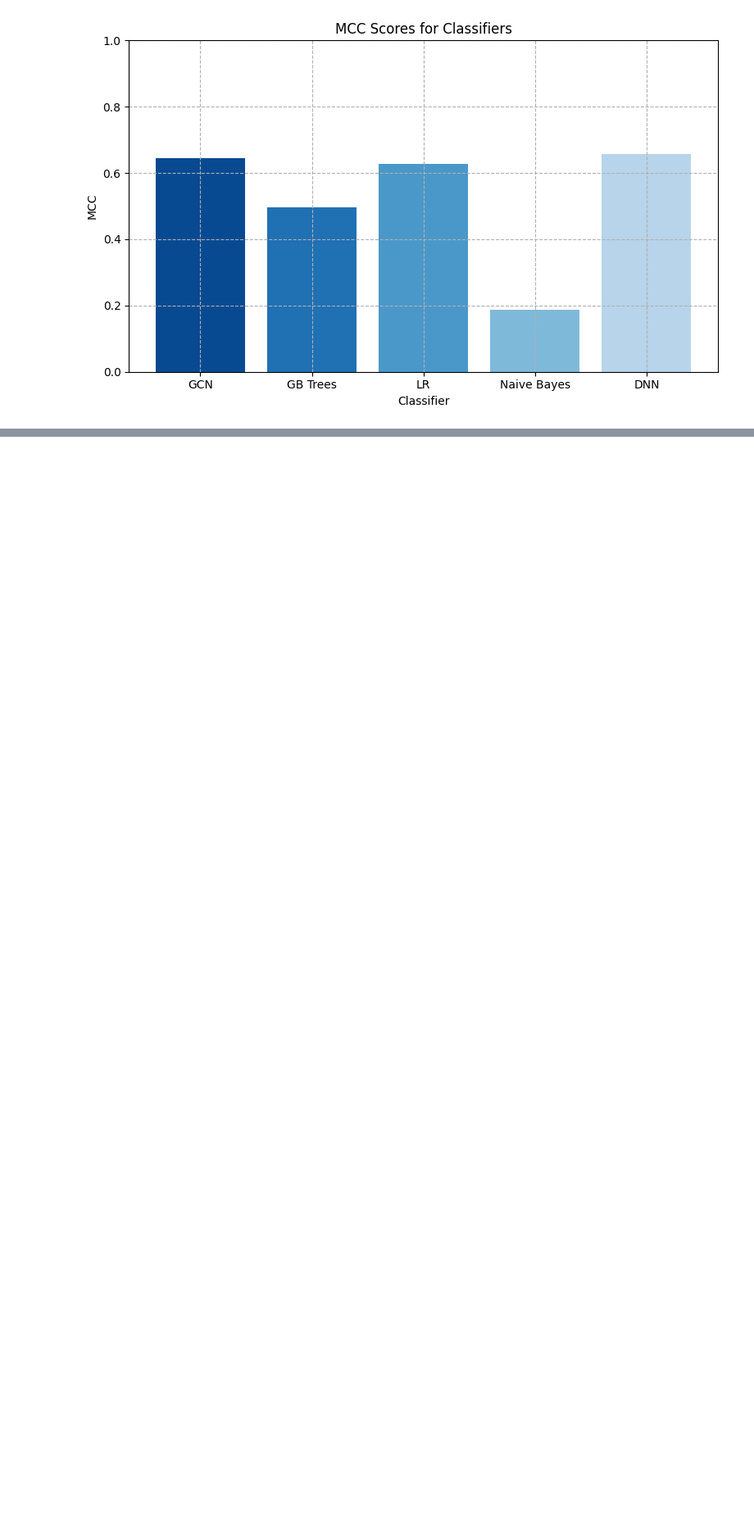
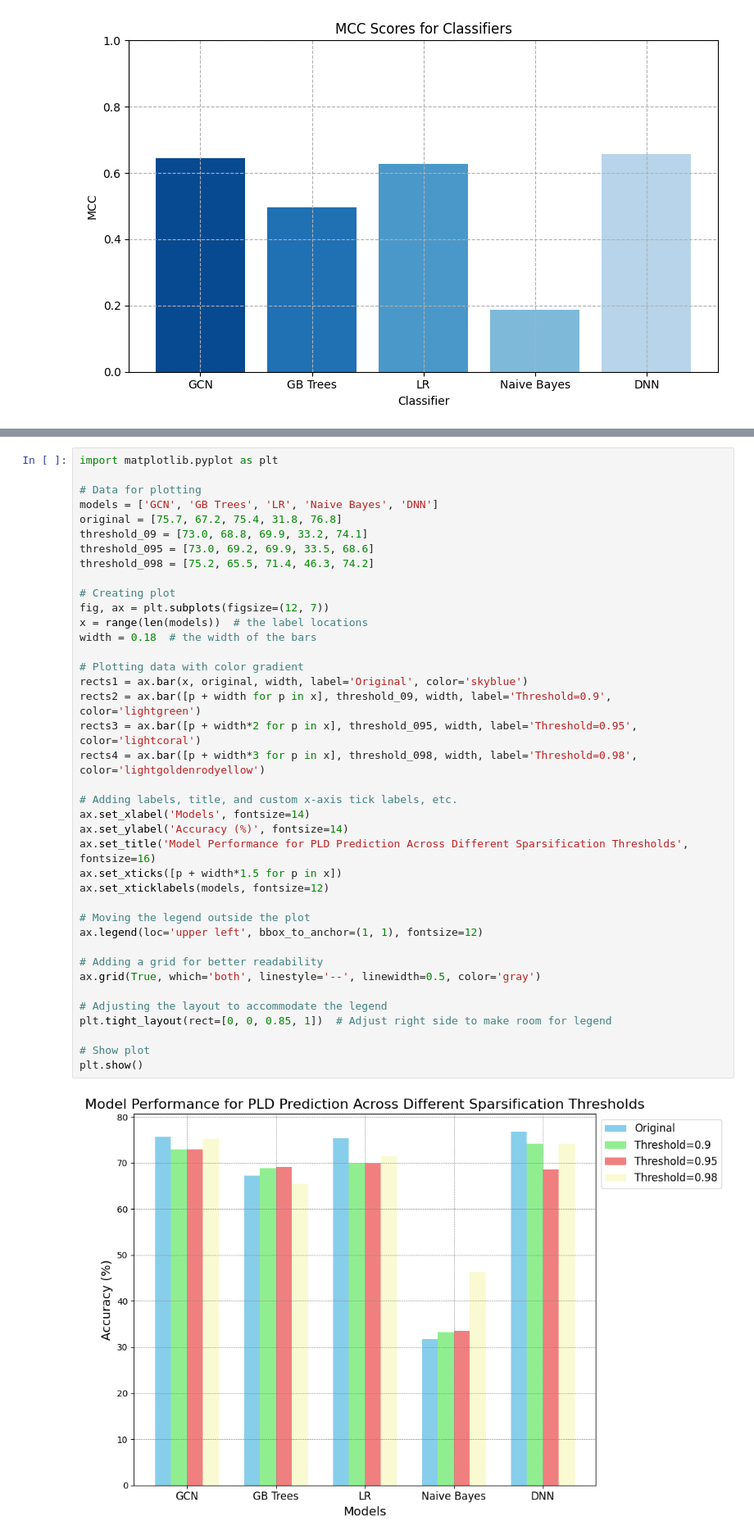
Before and after one commit to MehrdadJalali-AI/InverseLinkPredcition, a Jupyter notebook: CompareMLMethods_Original.ipynb, the cells around one changed output, grey strips where cells are left out. Shown: that part at 82% size. Cells and saved outputs as stored; diff of their text form; blank space fills up the shorter version.

```diff
--- a/CompareMLMethods_Original.ipynb
+++ b/CompareMLMethods_Original.ipynb
@@ -522,0 +560,41 @@ DNN: Accuracy=0.768, Kappa=0.655, MCC=0.658
+# %%
+import matplotlib.pyplot as plt
+
+# Data for plotting
+models = ['GCN', 'GB Trees', 'LR', 'Naive Bayes', 'DNN']
+original = [75.7, 67.2, 75.4, 31.8, 76.8]
+threshold_09 = [73.0, 68.8, 69.9, 33.2, 74.1]
+threshold_095 = [73.0, 69.2, 69.9, 33.5, 68.6]
+threshold_098 = [75.2, 65.5, 71.4, 46.3, 74.2]
+
+# Creating plot
+fig, ax = plt.subplots(figsize=(12, 7))
+x = range(len(models))  # the label locations
+width = 0.18  # the width of the bars
+
+# Plotting data with color gradient
+rects1 = ax.bar(x, original, width, label='Original', color='skyblue')
+rects2 = ax.bar([p + width for p in x], threshold_09, width, label='Threshold=0.9', color='lightgreen')
+rects3 = ax.bar([p + width*2 for p in x], threshold_095, width, label='Threshold=0.95', color='lightcoral')
+rects4 = ax.bar([p + width*3 for p in x], threshold_098, width, label='Threshold=0.98', color='lightgoldenrodyellow')
+
+# Adding labels, title, and custom x-axis tick labels, etc.
+ax.set_xlabel('Models', fontsize=14)
+ax.set_ylabel('Accuracy (%)', fontsize=14)
+ax.set_title('Model Performance for PLD Prediction Across Different Sparsification Thresholds', fontsize=16)
+ax.set_xticks([p + width*1.5 for p in x])
+ax.set_xticklabels(models, fontsize=12)
+
+# Moving the legend outside the plot
+ax.legend(loc='upper left', bbox_to_anchor=(1, 1), fontsize=12)
+
+# Adding a grid for better readability
+ax.grid(True, which='both', linestyle='--', linewidth=0.5, color='gray')
+
+# Adjusting the layout to accommodate the legend
+plt.tight_layout(rect=[0, 0, 0.85, 1])  # Adjust right side to make room for legend
+
+# Show plot
+plt.show()
+# %% [output]
+[figure, added]
```
Also changed, not shown: parts of 1 cell of this notebook.
